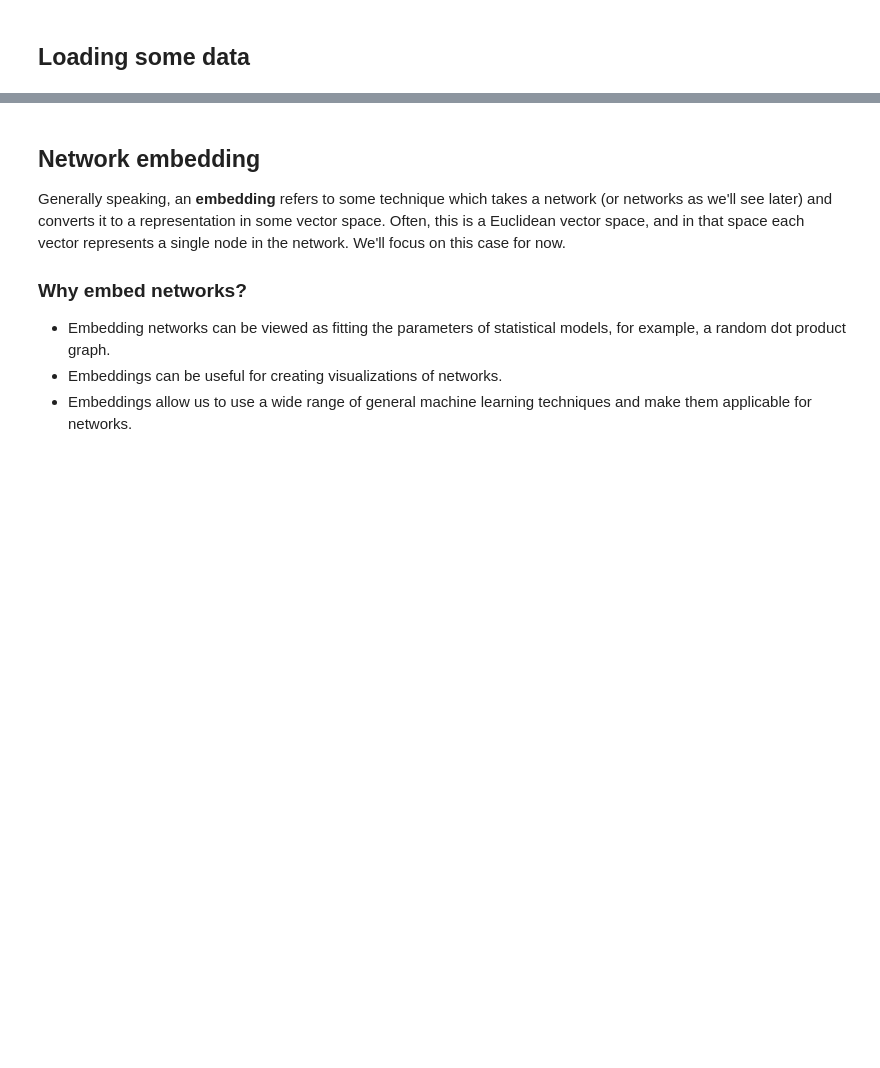
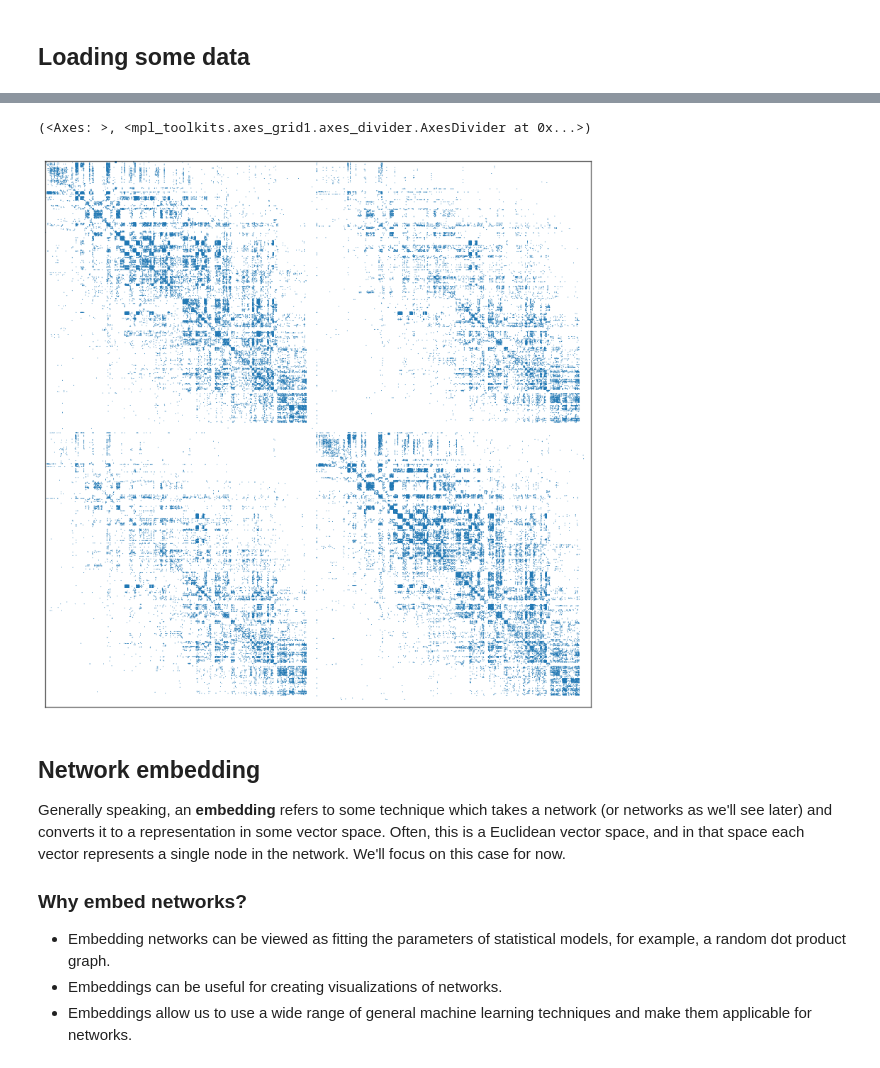
Before and after one commit to neurodata/graspologic-demo, a Jupyter notebook: demo.ipynb, the cells around one changed output, grey strips where cells are left out. Cells and saved outputs as stored; diff of their text form; code cells hidden in the pictures; blank space fills up the shorter version.

```diff
--- a/demo.ipynb
+++ b/demo.ipynb
@@ -36,0 +45,7 @@ A, labels = load_drosophila_right(return_labels=True)
+# %%
+import pandas as pd
+
+edges = pd.read_csv(
+    "https://raw.githubusercontent.com/neurodata/neuropull/main/data/maggot_brain/edgelist.csv.gz"
+)
+edges[["source", "target", "weight"]]
@@ -37,3 +109,10 @@ A, labels = load_drosophila_right(return_labels=True)
+# %%
+from graspologic.plot import adjplot
+
+adjplot(adjacency, plot_type="scattermap", sizes=(0.5, 0.5))
+# %% [output]
+(<Axes: >, <mpl_toolkits.axes_grid1.axes_divider.AxesDivider at 0x...>)
+[figure, added]
 # %% [markdown]
 ## Network embedding
 
```
Also changed, not shown: parts of 16 cells of this notebook.
